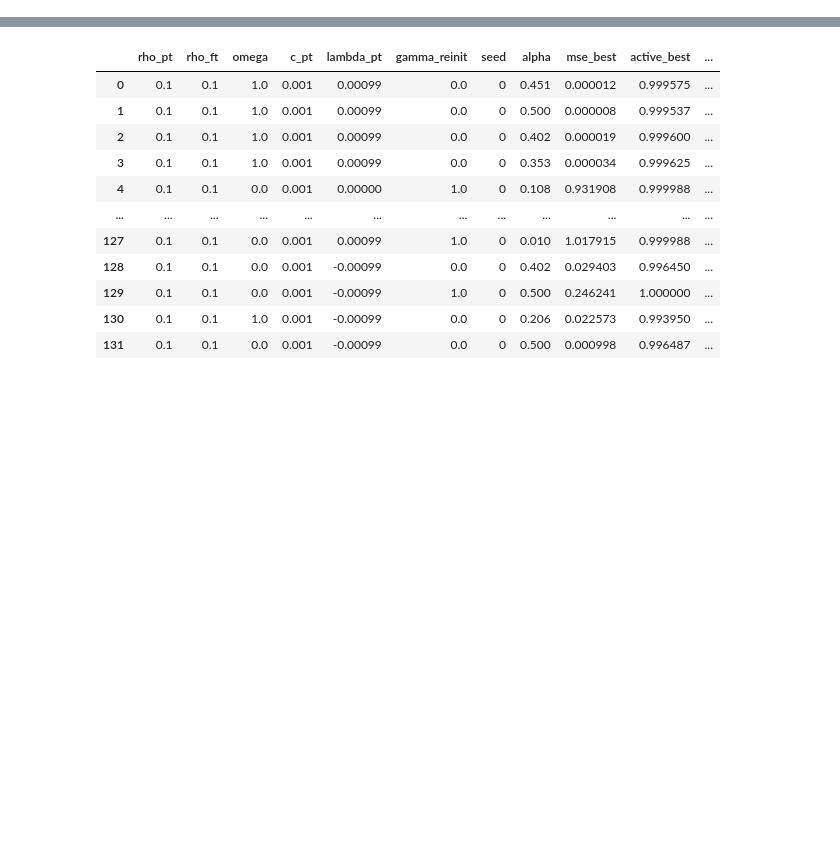
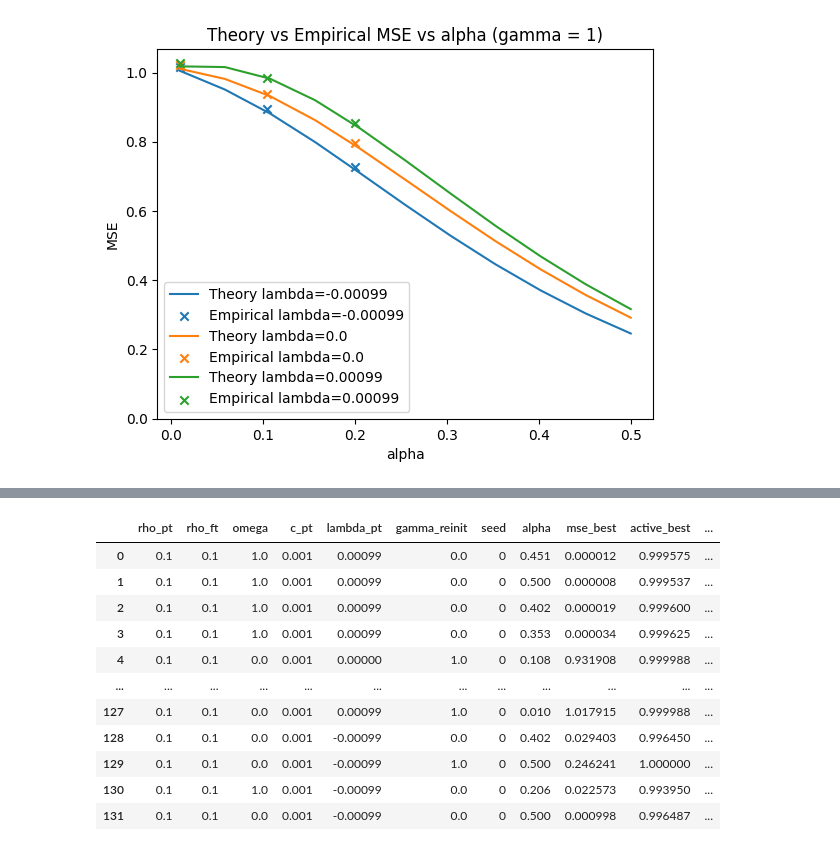
Before and after one commit to Nico31415/toy-unlearning, a Jupyter notebook: experiments/diagonal/replica/replica_ptft.ipynb, the cells around one changed output, grey strips where cells are left out. Cells and saved outputs as stored; diff of their text form; code cells hidden in the pictures; blank space fills up the shorter version.

```diff
--- a/experiments/diagonal/replica/replica_ptft.ipynb
+++ b/experiments/diagonal/replica/replica_ptft.ipynb
@@ -43,0 +568,37 @@ KeyboardInterrupt:
+# %%
+import matplotlib.pyplot as plt
+
+plt.figure()
+
+# loop over c values
+for lambda_val in sorted(df_replica_ptft_gamma['lambda_pt'].unique()):
+    # subset theory
+    df_th = df_replica_ptft_gamma[df_replica_ptft_gamma['lambda_pt'] == lambda_val]
+    # subset empirical
+    df_emp = df_empirical_ptft_gamma[df_empirical_ptft_gamma['lambda_pt'] == lambda_val]
+
+    # plot theory: line only
+    line, = plt.plot(
+        df_th['alpha'],
+        df_th['mse_best'],
+        linestyle='-',
+        label=f'Theory lambda={lambda_val}'
+    )
+
+    # plot empirical: points only, same color as theory
+    plt.scatter(
+        df_emp['alpha'],
+        df_emp['final_param_mse'],
+        color=line.get_color(),
+        marker='x',
+        label=f'Empirical lambda={lambda_val}'
+    )
+
+plt.xlabel('alpha')
+plt.ylabel('MSE')
+plt.title('Theory vs Empirical MSE vs alpha (gamma = 1)')
+plt.ylim(bottom=0.0)
+plt.legend()
+plt.show()
+# %% [output]
+[figure, added]
```
Also changed, not shown: parts of 23 cells of this notebook, 3 other files.
